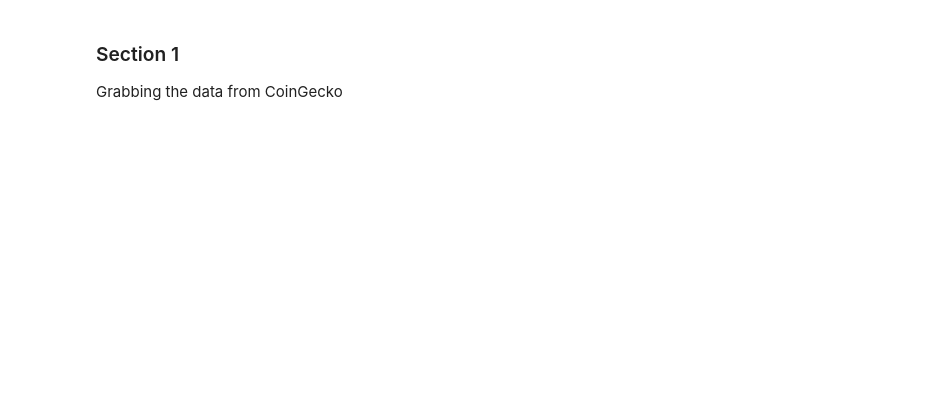
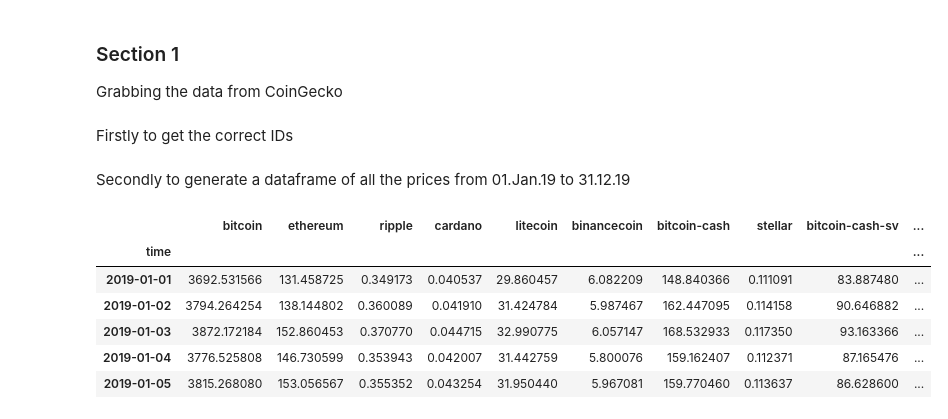
Before and after one commit to Shinan-tech/data-pt-ber-08-20, a Jupyter notebook: Projects/module-3_projects/04_final-project/Portfolio Optimization Using Python.ipynb, the cells around one changed output. Drawn from its saved outputs; the diff is of its cells as text; code cells hidden in the pictures; blank space fills up the shorter version.

```diff
--- a/Projects/module-3_projects/04_final-project/Portfolio Optimization Using Python.ipynb
+++ b/Projects/module-3_projects/04_final-project/Portfolio Optimization Using Python.ipynb
@@ -29,12 +30,44 @@ pd.set_option("expand_frame_repr", False)
 # %% [markdown]
 ### Section 1
 Grabbing the data from CoinGecko
+# %% [markdown]
+Firstly to get the correct IDs
 # %%
-base = 'https://api.coingecko.com/api/v3/'
-url = base + 'coins/bitcoin/market_chart'
-param_dict = {'id':'bitcoin', 'vs_currency':'usd', 'days':30}
-
-response = requests.get(url, params=param_dict)
+base = "https://api.coingecko.com/api/v3/"
+url = base + "/coins/list"
+response = requests.get(url)
 results = response.json()
-
-print(results.keys())
+df_list = pd.DataFrame(results)
+# df_list[df_list['symbol'].str.match("bnb")] : binancecoin
+# df_list[df_list['symbol'].str.match("bch")]# : bitcoin-cash
+# df_list[df_list['symbol'].str.match("bsv")] : bitcoin-cash-sv
+# %% [markdown]
+Secondly to generate a dataframe of all the prices from 01.Jan.19 to 31.12.19
+# %%
+all_coins = []
+base = "https://api.coingecko.com/api/v3/"
+ids = ["bitcoin", "ethereum", "ripple", "cardano", "litecoin", "binancecoin", "bitcoin-cash", "stellar", "bitcoin-cash-sv", "eos"]
+for coin in ids:
+    url = base + "/coins/"+ coin + "/market_chart/range"
+    param_dict = {"id":coin, "vs_currency":"usd", "from":"1546297200", "to":"1577833200"}
+    response = requests.get(url, params=param_dict)
+    results = response.json()
+    df = pd.DataFrame(results["prices"], columns=["time", coin])
+    df["time"] = pd.to_datetime(df["time"], unit="ms")
+    # df_all = pd.merge(df_all, df, how="left", on="time")
+    all_coins.append(df)
+
+all_coins_merged = reduce(lambda df1, df2: pd.merge(df1,df2, how="left", on="time"), all_coins)
+all_coins_merged.set_index("time", inplace=True)
+
+all_coins_merged.to_csv("all_coins_2019")
+# round({"bitcoin":0, "ethereum":0, "ripple":4, "cardano":4, "litecoin":1, "binancecoin":1, "bitcoin-cash":1, "stellar":4, "bitcoin-cash-sv":1, "eos":2})
+all_coins_merged.head()
+# %% [output]
+|  | bitcoin | ethereum | ripple | cardano | litecoin | binancecoin | bitcoin-cash | stellar | bitcoin-cash-sv | ... |
+| time |  |  |  |  |  |  |  |  |  | ... |
+| 2019-01-01 | 3692.531566 | 131.458725 | 0.349173 | 0.040537 | 29.860457 | 6.082209 | 148.840366 | 0.111091 | 83.887480 | ... |
+| 2019-01-02 | 3794.264254 | 138.144802 | 0.360089 | 0.041910 | 31.424784 | 5.987467 | 162.447095 | 0.114158 | 90.646882 | ... |
+| 2019-01-03 | 3872.172184 | 152.860453 | 0.370770 | 0.044715 | 32.990775 | 6.057147 | 168.532933 | 0.117350 | 93.163366 | ... |
+| 2019-01-04 | 3776.525808 | 146.730599 | 0.353943 | 0.042007 | 31.442759 | 5.800076 | 159.162407 | 0.112371 | 87.165476 | ... |
+| 2019-01-05 | 3815.268080 | 153.056567 | 0.355352 | 0.043254 | 31.950440 | 5.967081 | 159.770460 | 0.113637 | 86.628600 | ... |
```
Also changed, not shown: parts of 5 cells of this notebook, 2 other files.
